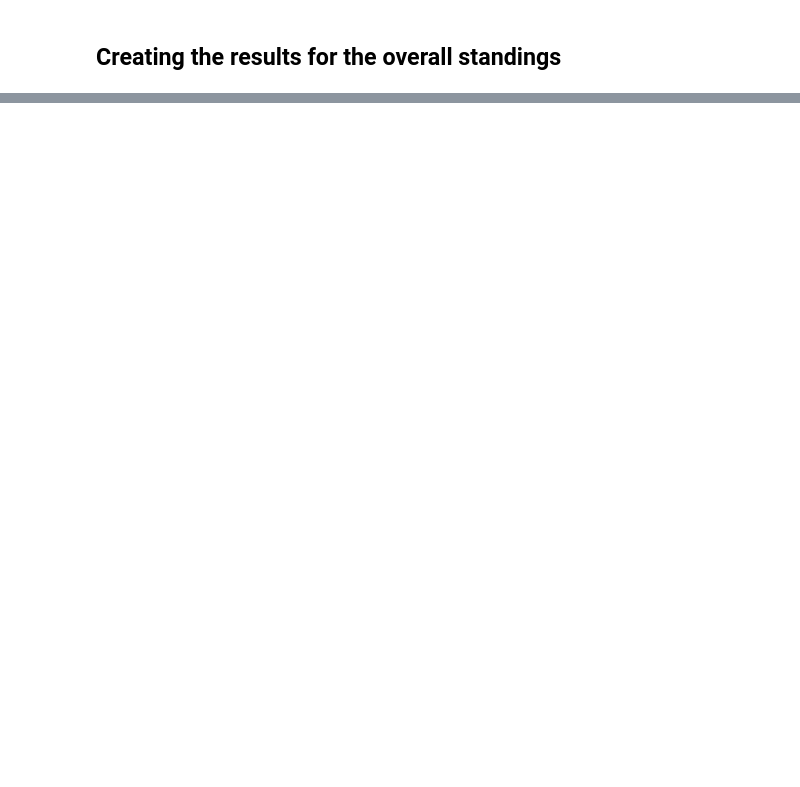
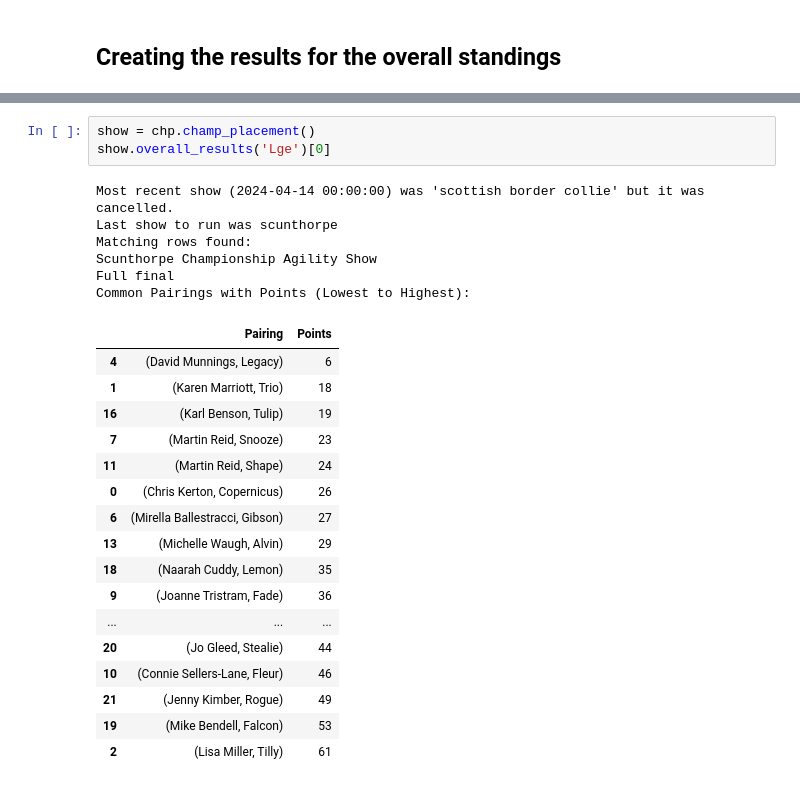
Before and after one commit to RoryTidmarsh/Championship-Finals, a Jupyter notebook: workings.ipynb, the cells around one changed output, grey strips where cells are left out. Drawn from its saved outputs; the diff is of its cells as text; blank space fills up the shorter version.

```diff
--- a/workings.ipynb
+++ b/workings.ipynb
@@ -775,0 +915,27 @@ def overall_standings(self, height):
+# %%
+show = chp.champ_placement()
+show.overall_results('Lge')[0]
+# %% [output]
+Most recent show (2024-04-14 00:00:00) was 'scottish border collie' but it was cancelled.
+Last show to run was scunthorpe
+Matching rows found:
+Scunthorpe Championship Agility Show
+Full final
+Common Pairings with Points (Lowest to Highest):
+|  | Pairing | Points |
+| 4 | (David Munnings, Legacy) | 6 |
+| 1 | (Karen Marriott, Trio) | 18 |
+| 16 | (Karl Benson, Tulip) | 19 |
+| 7 | (Martin Reid, Snooze) | 23 |
+| 11 | (Martin Reid, Shape) | 24 |
+| 0 | (Chris Kerton, Copernicus) | 26 |
+| 6 | (Mirella Ballestracci, Gibson) | 27 |
+| 13 | (Michelle Waugh, Alvin) | 29 |
+| 18 | (Naarah Cuddy, Lemon) | 35 |
+| 9 | (Joanne Tristram, Fade) | 36 |
+| ... | ... | ... |
+| 20 | (Jo Gleed, Stealie) | 44 |
+| 10 | (Connie Sellers-Lane, Fleur) | 46 |
+| 21 | (Jenny Kimber, Rogue) | 49 |
+| 19 | (Mike Bendell, Falcon) | 53 |
+| 2 | (Lisa Miller, Tilly) | 61 |
```
Also changed, not shown: parts of 4 cells of this notebook, 1 other file.
